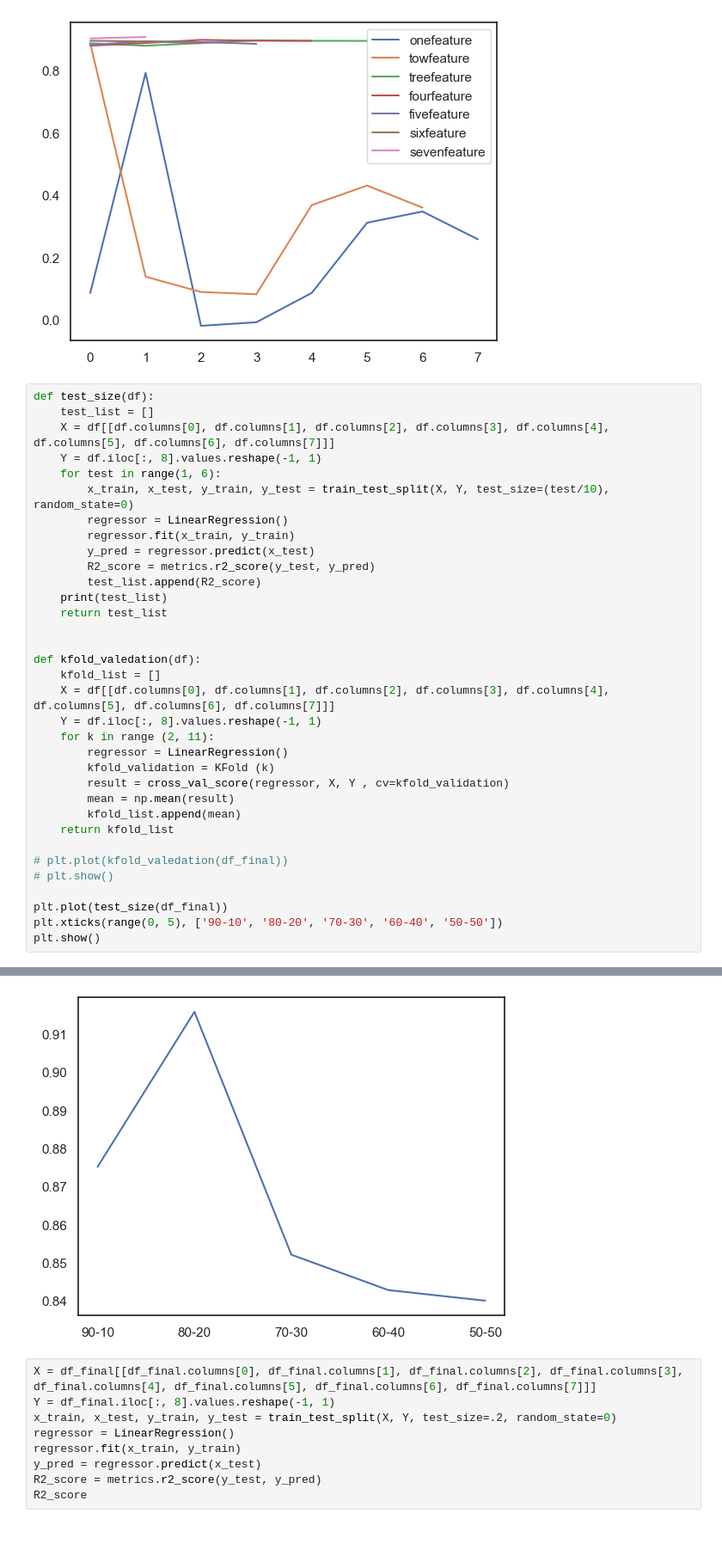
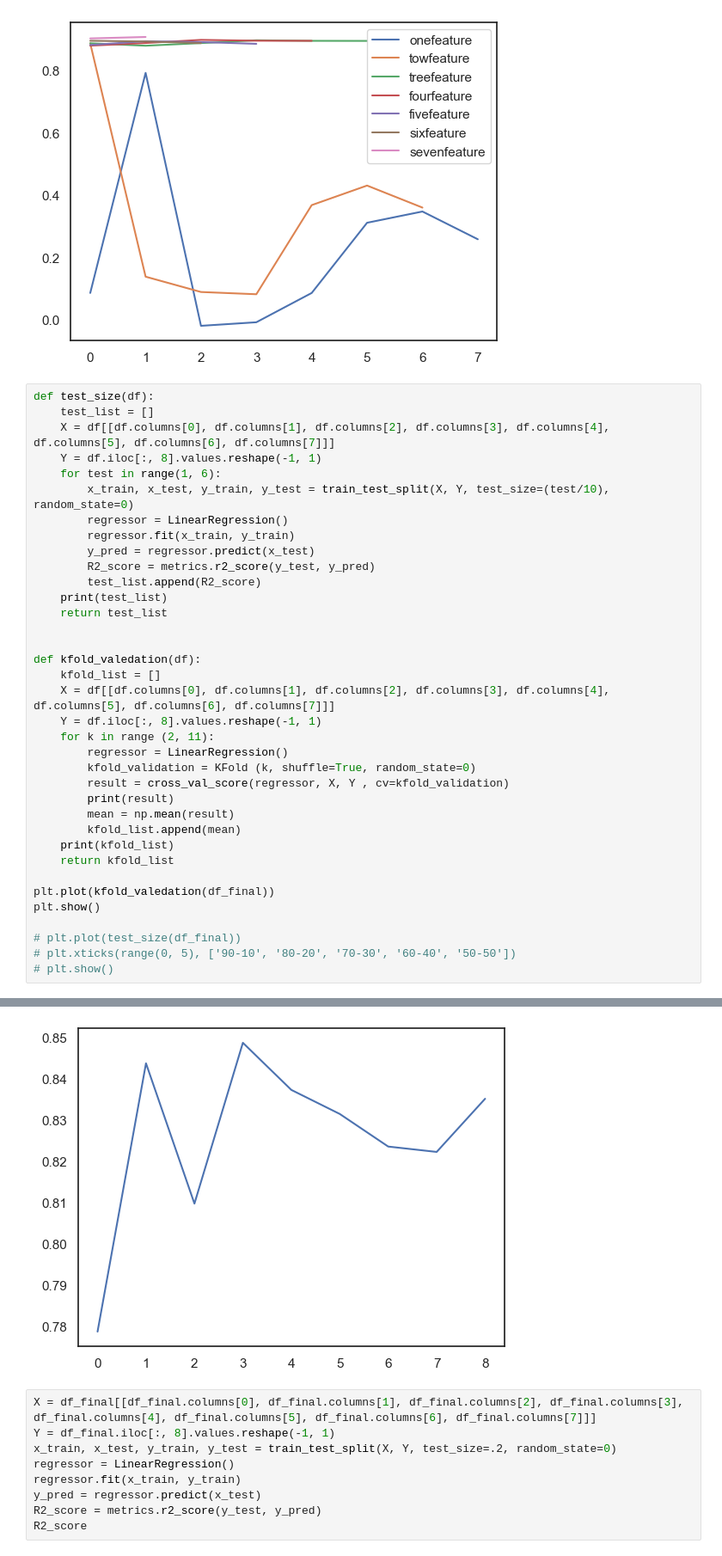
Before and after one commit to Mohammadhoseinajorloo/CarData, a Jupyter notebook: CarData.ipynb, the cells around one changed output, grey strips where cells are left out. Shown at 86% size. Cells and saved outputs as stored; diff of their text form.

Commit message:
find k in cross valedation

```diff
--- a/CarData.ipynb
+++ b/CarData.ipynb
@@ -653,16 +653,18 @@ def kfold_valedation(df):
     Y = df.iloc[:, 8].values.reshape(-1, 1)
     for k in range (2, 11):
         regressor = LinearRegression()
-        kfold_validation = KFold (k)
+        kfold_validation = KFold (k, shuffle=True, random_state=0)
         result = cross_val_score(regressor, X, Y , cv=kfold_validation)
+        print(result)
         mean = np.mean(result)
         kfold_list.append(mean)
+    print(kfold_list)
     return kfold_list
 
-# plt.plot(kfold_valedation(df_final))
+plt.plot(kfold_valedation(df_final))
+plt.show()
+
+# plt.plot(test_size(df_final))
+# plt.xticks(range(0, 5), ['90-10', '80-20', '70-30', '60-40', '50-50'])
 # plt.show()
-
-plt.plot(test_size(df_final))
-plt.xticks(range(0, 5), ['90-10', '80-20', '70-30', '60-40', '50-50'])
-plt.show()
 # %% [output]
@@ -670,4 +685,4 @@ plt.show()
-[figure, old version]
+[figure, new version]
 # %%
 X = df_final[[df_final.columns[0], df_final.columns[1], df_final.columns[2], df_final.columns[3], df_final.columns[4], df_final.columns[5], df_final.columns[6], df_final.columns[7]]]
 Y = df_final.iloc[:, 8].values.reshape(-1, 1)
```
Also changed, not shown: parts of 4 cells of this notebook.
